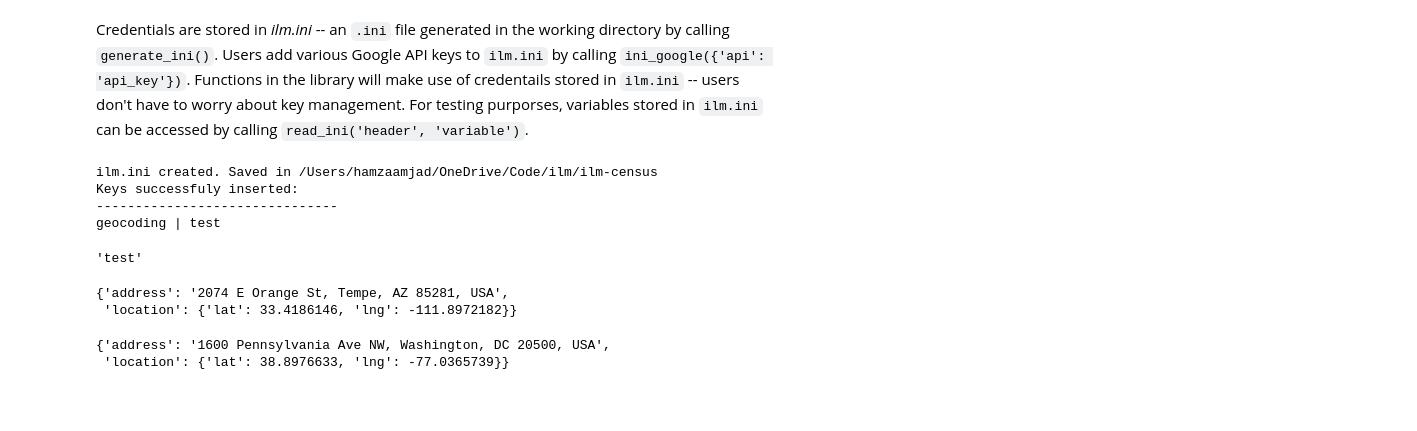
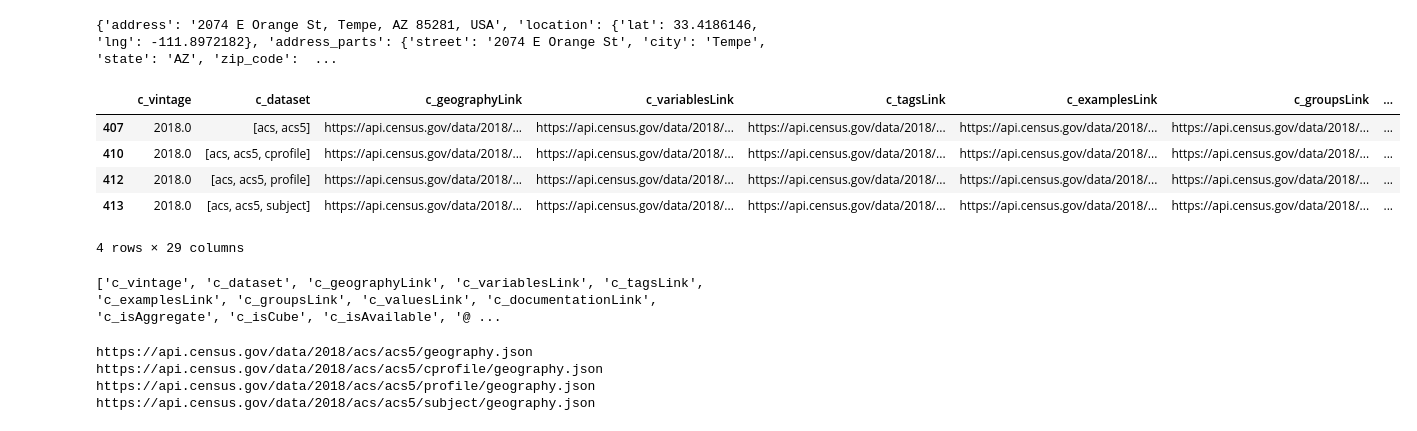
Before and after one commit to hamzaamjad/ilm, a Jupyter notebook: ilm-census/ilm-census.ipynb, the cells around one changed output. Cells and saved outputs as stored; diff of their text form; code cells hidden in the pictures; blank space fills up the shorter version.

Commit message:
Build out alpha of census api call

```diff
--- a/ilm-census/ilm-census.ipynb
+++ b/ilm-census/ilm-census.ipynb
@@ -1,9 +1,11 @@
 # %%
+import configparser
+import os
+
 import requests
 import pandas as pd
 import numpy as np
-import configparser
-import os
+
 
 # Create INI file to store various API credentials
 def generate_ini():
@@ -81,10 +83,13 @@ def address_census_keys(address, location, address_parts, benchmark = 'Public_AR
 
 # Sample call - datasets_census(vintage = 2017)
 def datasets_census(dataset = False, vintage = False):
+    # URLs with list of datasets
     urls = ['https://api.census.gov/data/2010.json','https://api.census.gov/data.json']
+
+    # Get list of datasets from both endpoints
     datasets = pd.DataFrame()
     for url in urls:
-        response = requests.get(url)
+        response = requests.get(url) # GET
         response = response.json()
         df = pd.DataFrame(response['dataset'])
         if 'c_isTimeseries' not in df.columns:
@@ -93,39 +98,43 @@ def datasets_census(dataset = False, vintage = False):
         else:
             datasets = pd.concat([datasets, df], sort = False, ignore_index = True)
 
-        if not dataset:
-            continue
-        else:
-            continue
+    # vintage parameter
+    if vintage:
+        datasets = datasets[datasets['c_vintage'] == vintage]
 
-        # vintage parameter
-        if not vintage:
-            continue
-        else:
-            datasets = datasets[datasets['c_vintage'] == vintage]
+    # dataset parameter
+    if dataset:
+        dataset_tags = dict(zip(datasets['identifier'], datasets['c_dataset']))
+        df_ids = list(dict(filter(lambda elem: len(list(filter(lambda k: dataset in k, elem[1])))>0, dataset_tags.items())).keys())
+        datasets = datasets[datasets['identifier'].isin(df_ids)]
+
     return(datasets)
-# %% [markdown]
-Credentials are stored in _ilm.ini_ -- an `.ini` file generated in the working directory by calling `generate_ini()`. Users add various Google API keys to `ilm.ini` by calling `ini_google({'api': 'api_key'})`. Functions in the library will make use of credentails stored in `ilm.ini` -- users don't have to worry about key management. For testing purporses, variables stored in `ilm.ini` can be accessed by calling `read_ini('header', 'variable')`.
-# %%
-# Create blank ilm.ini file in working directory
-generate_ini()
-# Can add multiple values. The following are supported: geocoding (Google Maps Geocoding API)
-ini_google({'geocoding' : 'test'})
-# Test .ini file to see if key was stored
-read_ini('Google APIs','geocoding')
-# %% [output]
-ilm.ini created. Saved in /Users/hamzaamjad/OneDrive/Code/ilm/ilm-census
-Keys successfuly inserted:
--------------------------------
-geocoding | test
-'test'
 # %%
-geocode_address('2074 East Orange Street, Tempe, AZ')
+orange = geocode_address('2074 East Orange Street, Tempe, AZ')
+orange = address_parts(**orange)
+orange = address_census_keys(**orange)
+print(orange)
 # %% [output]
-{'address': '2074 E Orange St, Tempe, AZ 85281, USA',
- 'location': {'lat': 33.4186146, 'lng': -111.8972182}}
+{'address': '2074 E Orange St, Tempe, AZ 85281, USA', 'location': {'lat': 33.4186146, 'lng': -111.8972182}, 'address_parts': {'street': '2074 E Orange St', 'city': 'Tempe', 'state': 'AZ', 'zip_code':  ...
-# %%
-geocode_address('1600 Pennsylvania Ave NW, Washington, DC 20500')
-# %% [output]
-{'address': '1600 Pennsylvania Ave NW, Washington, DC 20500, USA',
- 'location': {'lat': 38.8976633, 'lng': -77.0365739}}
+# %%
+datasets = datasets_census(dataset = 'acs5', vintage = 2018)
+datasets.head()
+# %% [output]
+|  | c_vintage | c_dataset | c_geographyLink | c_variablesLink | c_tagsLink | c_examplesLink | c_groupsLink | ... |
+| 407 | 2018.0 | [acs, acs5] | https://api.census.gov/data/2018/... | https://api.census.gov/data/2018/... | https://api.census.gov/data/2018/... | https://api.census.gov/data/2018/... | https://api.census.gov/data/2018/... | ... |
+| 410 | 2018.0 | [acs, acs5, cprofile] | https://api.census.gov/data/2018/... | https://api.census.gov/data/2018/... | https://api.census.gov/data/2018/... | https://api.census.gov/data/2018/... | https://api.census.gov/data/2018/... | ... |
+| 412 | 2018.0 | [acs, acs5, profile] | https://api.census.gov/data/2018/... | https://api.census.gov/data/2018/... | https://api.census.gov/data/2018/... | https://api.census.gov/data/2018/... | https://api.census.gov/data/2018/... | ... |
+| 413 | 2018.0 | [acs, acs5, subject] | https://api.census.gov/data/2018/... | https://api.census.gov/data/2018/... | https://api.census.gov/data/2018/... | https://api.census.gov/data/2018/... | https://api.census.gov/data/2018/... | ... |
+4 rows × 29 columns
+# %%
+print(list(datasets))
+# %% [output]
+['c_vintage', 'c_dataset', 'c_geographyLink', 'c_variablesLink', 'c_tagsLink', 'c_examplesLink', 'c_groupsLink', 'c_valuesLink', 'c_documentationLink', 'c_isAggregate', 'c_isCube', 'c_isAvailable', '@ ...
+# %%
+for elem in datasets['c_geographyLink']:
+    print(elem)
+# %% [output]
+https://api.census.gov/data/2018/acs/acs5/geography.json
+https://api.census.gov/data/2018/acs/acs5/cprofile/geography.json
+https://api.census.gov/data/2018/acs/acs5/profile/geography.json
+https://api.census.gov/data/2018/acs/acs5/subject/geography.json
```
Also changed, not shown: parts of 4 cells of this notebook, 1 other file.
